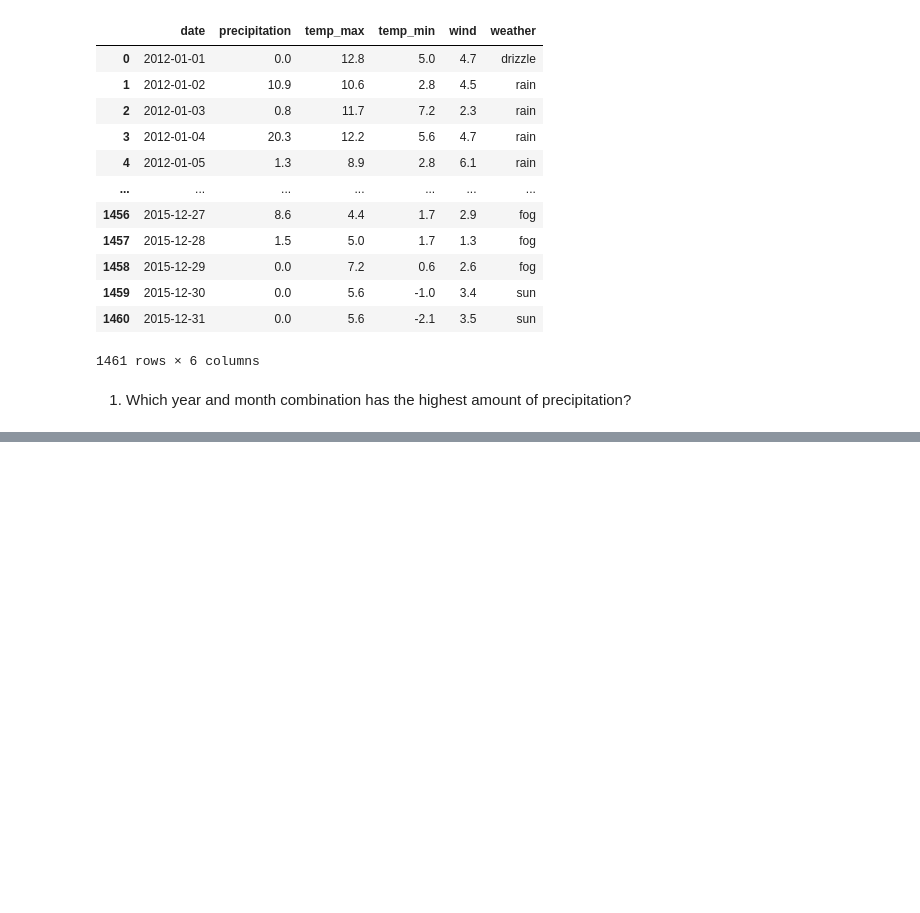
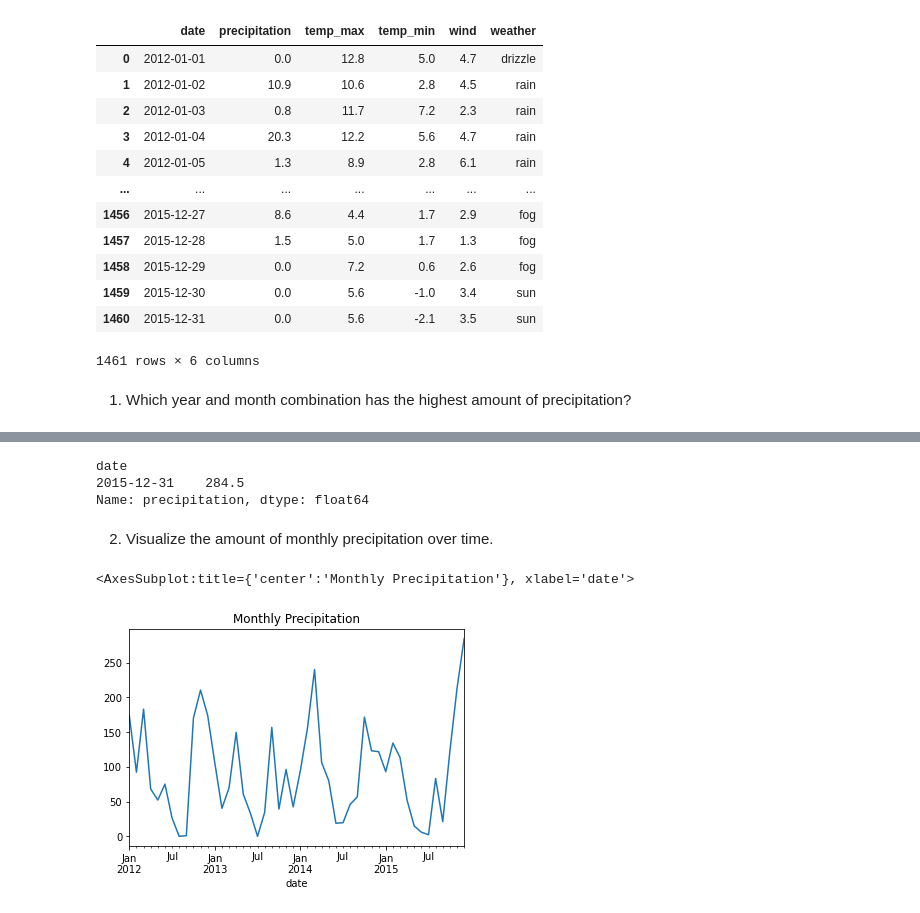
Before and after one commit to paigerackley/time-series-exercises, a Jupyter notebook: working with time series data.ipynb, the cells around one changed output, grey strips where cells are left out. Drawn from its saved outputs; the diff is of its cells as text; code cells hidden in the pictures; blank space fills up the shorter version.

```diff
--- a/working with time series data.ipynb
+++ b/working with time series data.ipynb
@@ -120,3 +122,9 @@ data.seattle_weather()
 1461 rows × 6 columns
 # %% [markdown]
 1. Which year and month combination has the highest amount of precipitation?
+# %%
+df = vega_datasets.data.seattle_weather()
+df = df.set_index('date')
+df['month'] = df.index.strftime('%m-%b')
+df['year'] = df.index.year
+df.head()
@@ -122,0 +139,14 @@ data.seattle_weather()
+# %%
+# Highest precipitation
+df.resample('M').precipitation.sum().sort_values().tail(1)
+# %% [output]
+date
+2015-12-31    284.5
+Name: precipitation, dtype: float64
+# %% [markdown]
+2. Visualize the amount of monthly precipitation over time.
+# %%
+df.resample('M').precipitation.sum().plot(title='Monthly Precipitation')
+# %% [output]
+<AxesSubplot:title={'center':'Monthly Precipitation'}, xlabel='date'>
+[figure, added]
```
Also changed, not shown: parts of 26 cells of this notebook.
